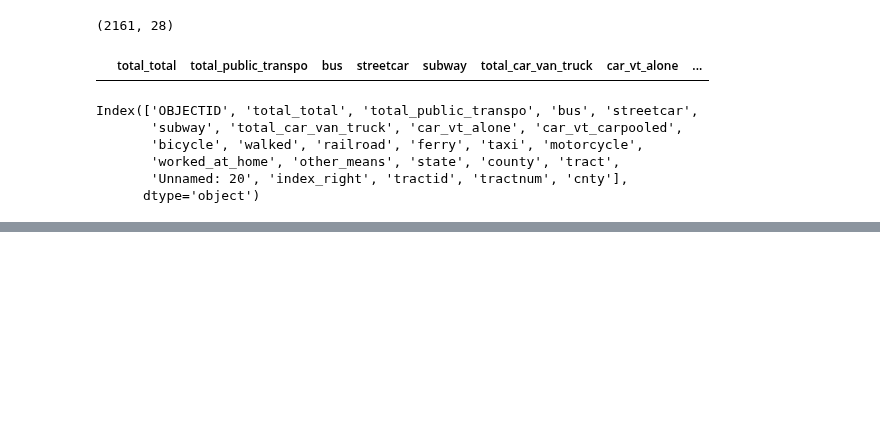
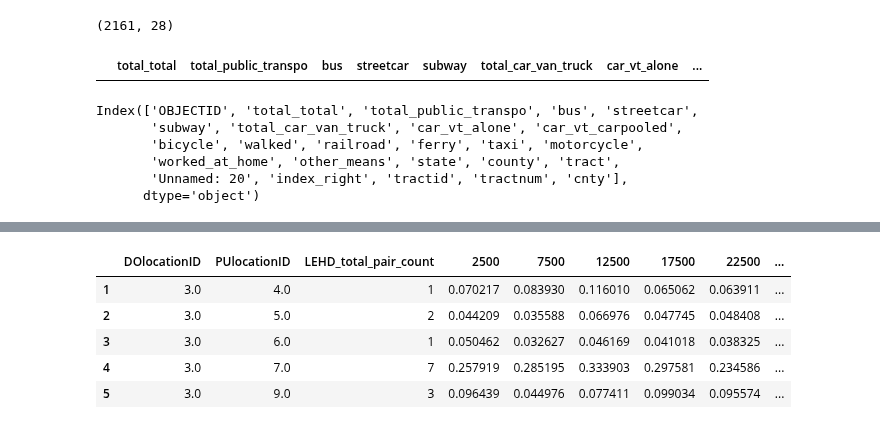
Before and after one commit to Rufei-Sheng/Manhattan-Congestion-Surcharge-Capstone, a Jupyter notebook: data_preparation_notebooks/acs_commute.ipynb, the cells around one changed output, grey strips where cells are left out. Cells and saved outputs as stored; diff of their text form; code cells hidden in the pictures; blank space fills up the shorter version.

```diff
--- a/data_preparation_notebooks/acs_commute.ipynb
+++ b/data_preparation_notebooks/acs_commute.ipynb
@@ -173,0 +342,11 @@ commute_taxi_zone.to_csv('acs_commute_data_by_taxi_zone.csv')
+# %%
+limdf = lehd_adjust[lehd_adjust.PUlocationID != lehd_adjust.DOlocationID]
+# %%
+limdf.head()
+# %% [output]
+|  | DOlocationID | PUlocationID | LEHD_total_pair_count | 2500 | 7500 | 12500 | 17500 | 22500 | ... |
+| 1 | 3.0 | 4.0 | 1 | 0.070217 | 0.083930 | 0.116010 | 0.065062 | 0.063911 | ... |
+| 2 | 3.0 | 5.0 | 2 | 0.044209 | 0.035588 | 0.066976 | 0.047745 | 0.048408 | ... |
+| 3 | 3.0 | 6.0 | 1 | 0.050462 | 0.032627 | 0.046169 | 0.041018 | 0.038325 | ... |
+| 4 | 3.0 | 7.0 | 7 | 0.257919 | 0.285195 | 0.333903 | 0.297581 | 0.234586 | ... |
+| 5 | 3.0 | 9.0 | 3 | 0.096439 | 0.044976 | 0.077411 | 0.099034 | 0.095574 | ... |
```
Also changed, not shown: parts of 35 cells of this notebook, 1 other file.
